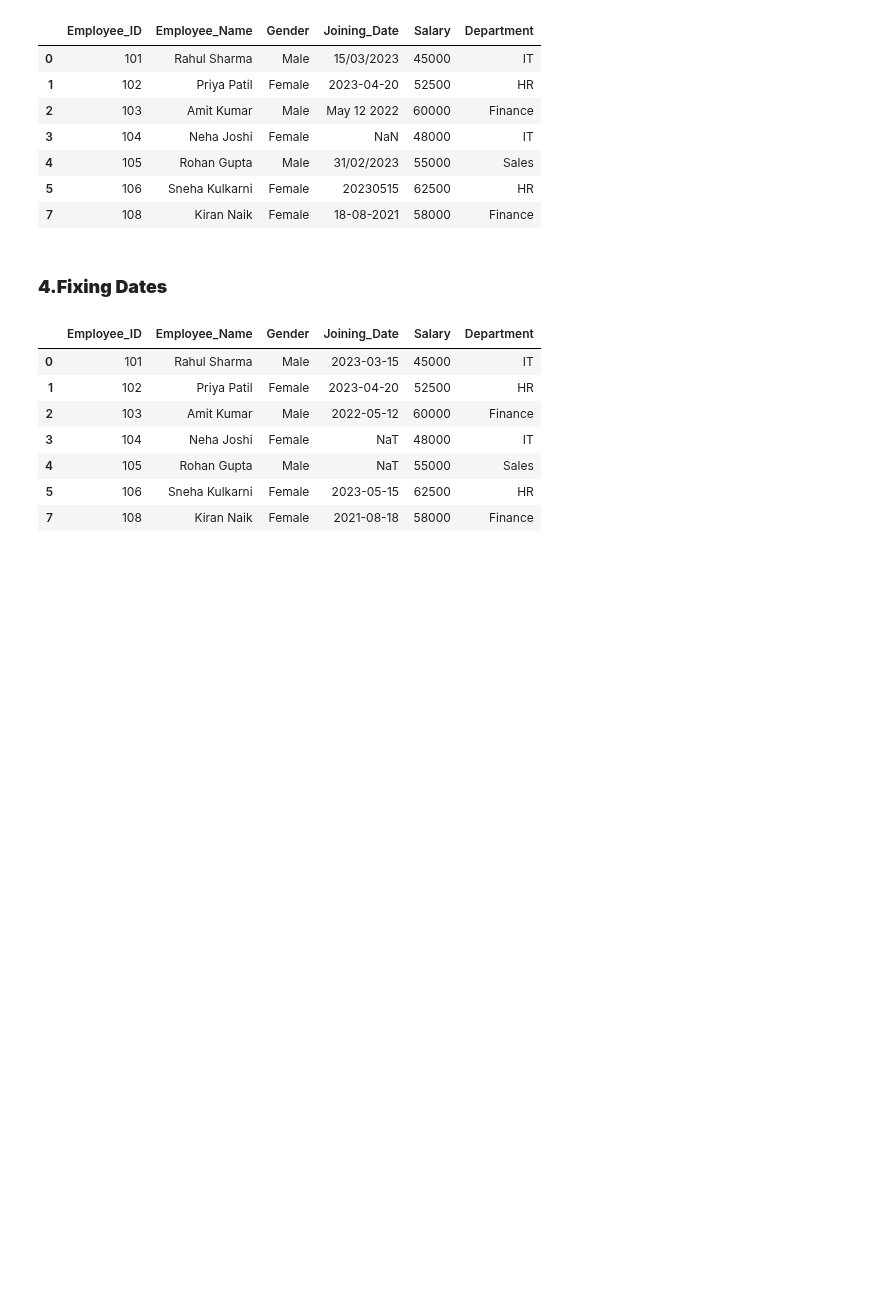
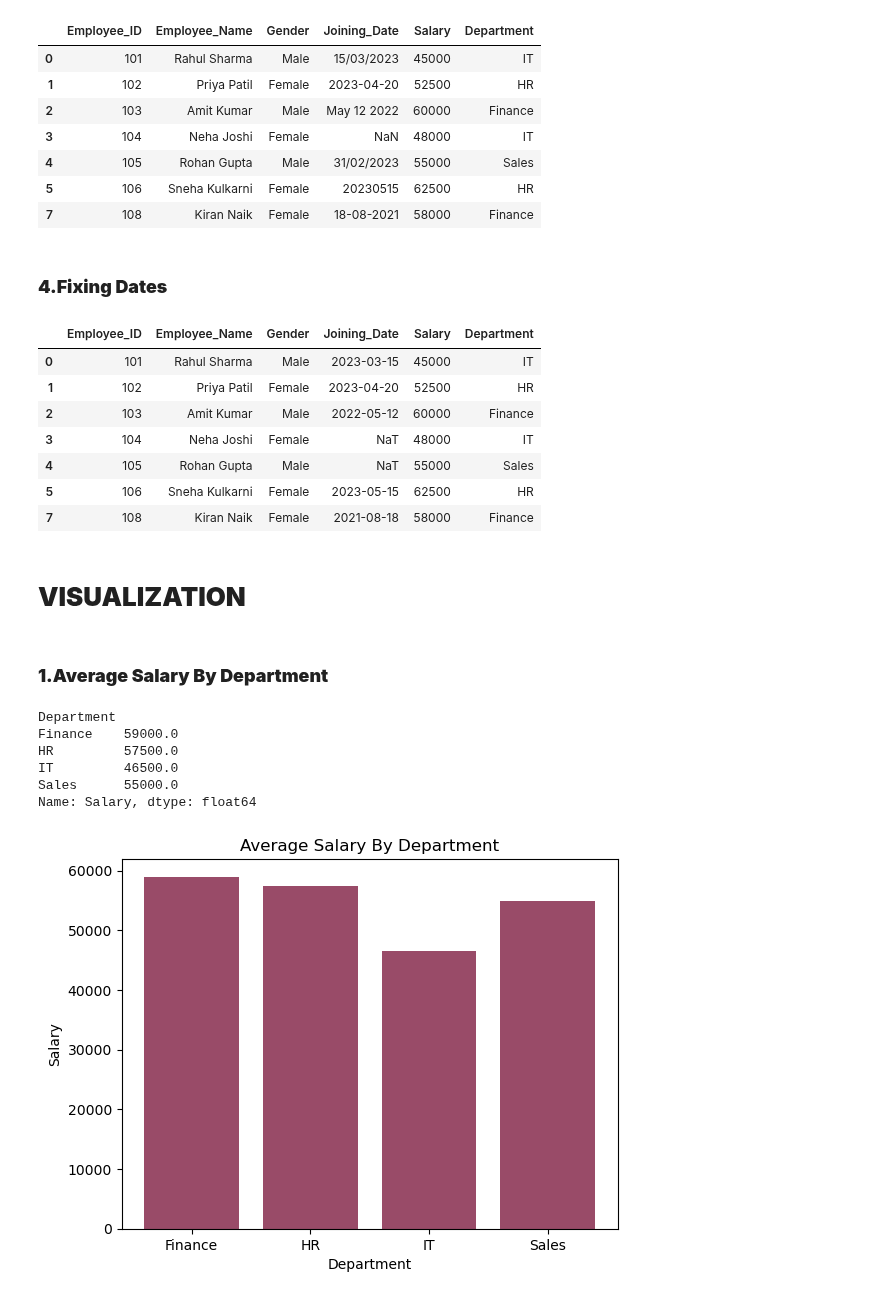
Before and after one commit to sayali-devkar/data_analysis_learning, a Jupyter notebook: pandas/practice/Cleaning_messy_Dates.ipynb, the cells around one changed output. Drawn from its saved outputs; the diff is of its cells as text; code cells hidden in the pictures; blank space fills up the shorter version.

Commit message:
Visualize average salary by department

```diff
--- a/pandas/practice/Cleaning_messy_Dates.ipynb
+++ b/pandas/practice/Cleaning_messy_Dates.ipynb
@@ -72,6 +73,8 @@ df
 | 4 | 105 | Rohan Gupta | Male | 31/02/2023 | 55000 | Sales |
 | 5 | 106 | Sneha Kulkarni | Female | 20230515 | 62500 | HR |
 | 7 | 108 | Kiran Naik | Female | 18-08-2021 | 58000 | Finance |
+# %%
+df["Salary"] = df["Salary"].astype(int)
 # %% [markdown]
 ### **4.Fixing Dates**
 # %%
@@ -86,3 +89,25 @@ df
 | 4 | 105 | Rohan Gupta | Male | NaT | 55000 | Sales |
 | 5 | 106 | Sneha Kulkarni | Female | 2023-05-15 | 62500 | HR |
 | 7 | 108 | Kiran Naik | Female | 2021-08-18 | 58000 | Finance |
+# %% [markdown]
+# **VISUALIZATION**
+# %% [markdown]
+### **1.Average Salary By Department**
+# %%
+avg_salary = df.groupby('Department')['Salary'].mean()
+avg_salary
+# %% [output]
+Department
+Finance    59000.0
+HR         57500.0
+IT         46500.0
+Sales      55000.0
+Name: Salary, dtype: float64
+# %%
+plt.bar(avg_salary.index , avg_salary.values , color = "#994B68")
+plt.xlabel("Department")
+plt.ylabel("Salary")
+plt.title("Average Salary By Department")
+plt.show()
+# %% [output]
+[figure, added]
```
Also changed, not shown: parts of 1 cell of this notebook.
